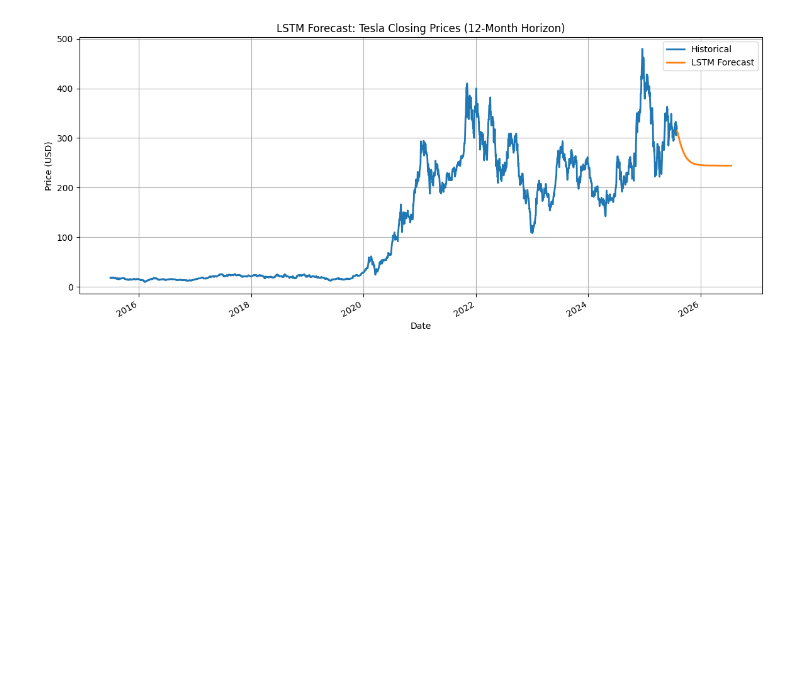
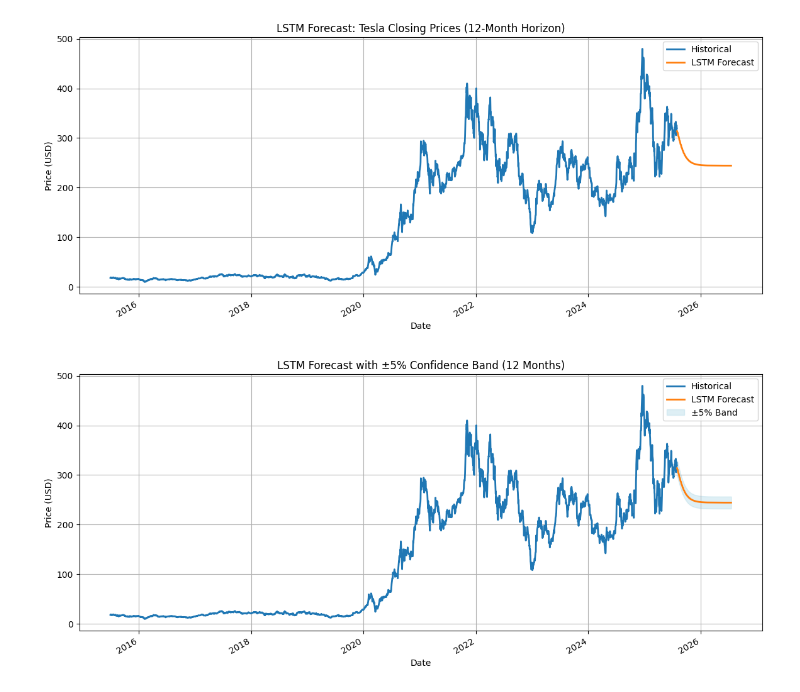
Before and after one commit to Filimon-H/GMF-investment-portfolio-management, a Jupyter notebook: notebooks/forecast_future.ipynb, the cells around one changed output. Cells and saved outputs as stored; diff of their text form; code cells hidden in the pictures; blank space fills up the shorter version.

Commit message:
feat: add ±5% pseudo-confidence band around LSTM forecast

```diff
--- a/notebooks/forecast_future.ipynb
+++ b/notebooks/forecast_future.ipynb
@@ -82,3 +82,23 @@ plt.grid(True)
 plt.show()
 # %% [output]
 [figure]
+# %%
+# Create upper and lower pseudo-bounds (+/- 5%)
+future_df['Upper_Band'] = future_df['Forecast'] * 1.05
+future_df['Lower_Band'] = future_df['Forecast'] * 0.95
+
+# Plot forecast with confidence bands
+plt.figure(figsize=(14, 6))
+close_prices['Close'].plot(label='Historical', linewidth=2)
+future_df['Forecast'].plot(label='LSTM Forecast', linewidth=2)
+plt.fill_between(future_df.index, future_df['Lower_Band'], future_df['Upper_Band'],
+                 color='lightblue', alpha=0.4, label='±5% Band')
+
+plt.title("LSTM Forecast with ±5% Confidence Band (12 Months)")
+plt.xlabel("Date")
+plt.ylabel("Price (USD)")
+plt.legend()
+plt.grid(True)
+plt.show()
+# %% [output]
+[figure, added]
```
